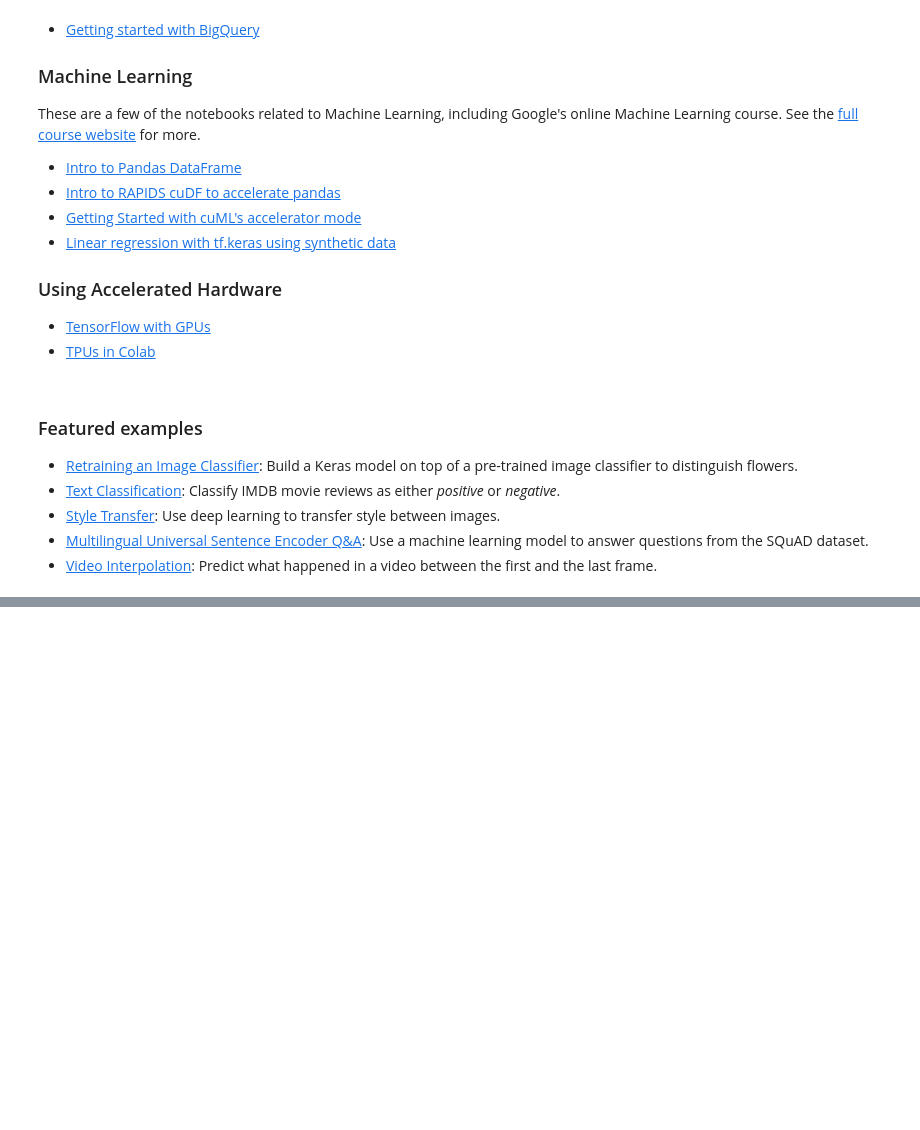
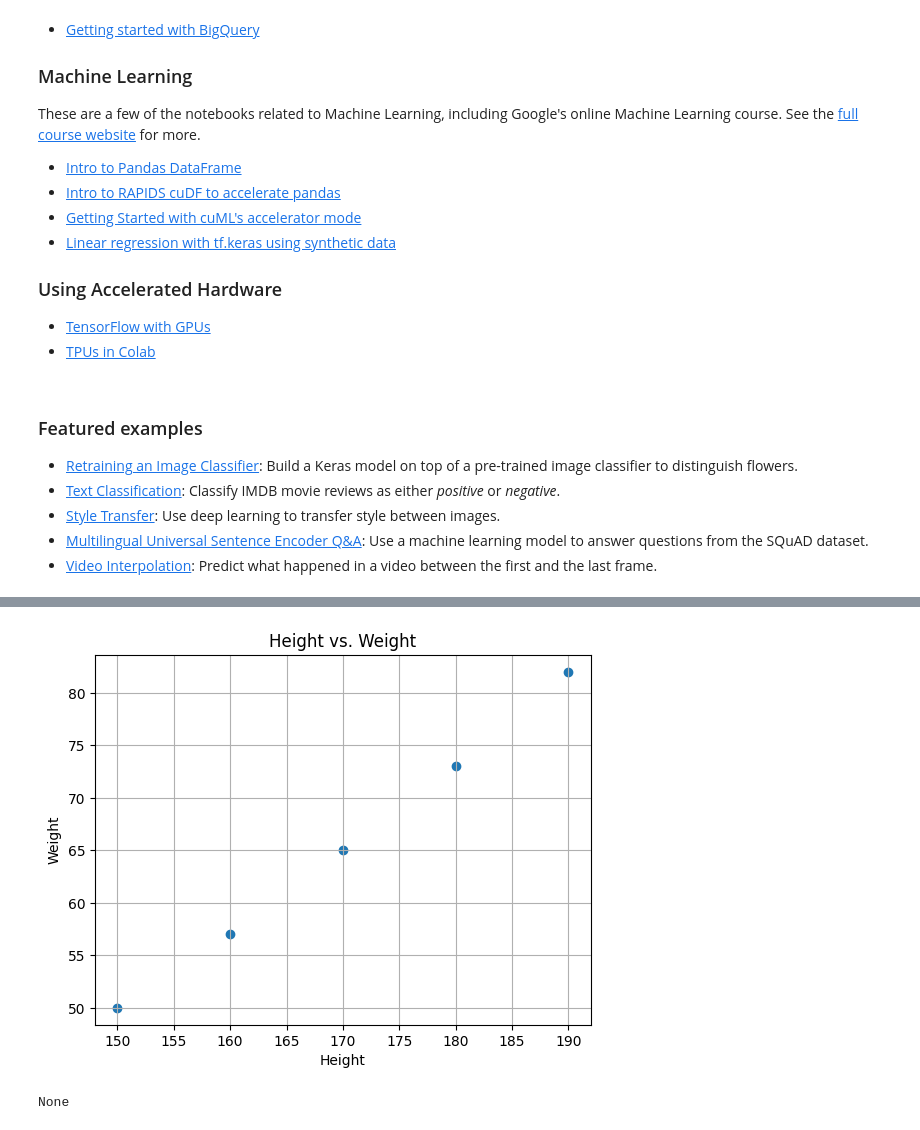
Before and after one commit to SophiaJoseph888/starter-programming-in-science-lab-2, a Jupyter notebook: Welcome_To_Colab.ipynb, the cells around one changed output, grey strips where cells are left out. Cells and saved outputs as stored; diff of their text form; code cells hidden in the pictures; blank space fills up the shorter version.

```diff
--- a/Welcome_To_Colab.ipynb
+++ b/Welcome_To_Colab.ipynb
@@ -249,0 +267,19 @@ None
+# %%
+import pandas as pd
+import matplotlib.pyplot as plt
+
+def plot_scatter_from_csv(filename):
+  df=pd.read_csv(filename) # Read the CSV file into df first
+  x=df['Height']
+  y=df['Weight']
+  df.plot(x='Height',y='Weight', kind='scatter')
+  plt.title('Height vs. Weight')
+  plt.xlabel('Height')
+  plt.ylabel('Weight')
+  plt.grid(True)
+  plt.scatter(x,y)
+  plt.show()
+print(plot_scatter_from_csv('question5.csv'))
+# %% [output]
+[figure, added]
+None
```
Also changed, not shown: parts of 5 cells of this notebook.
